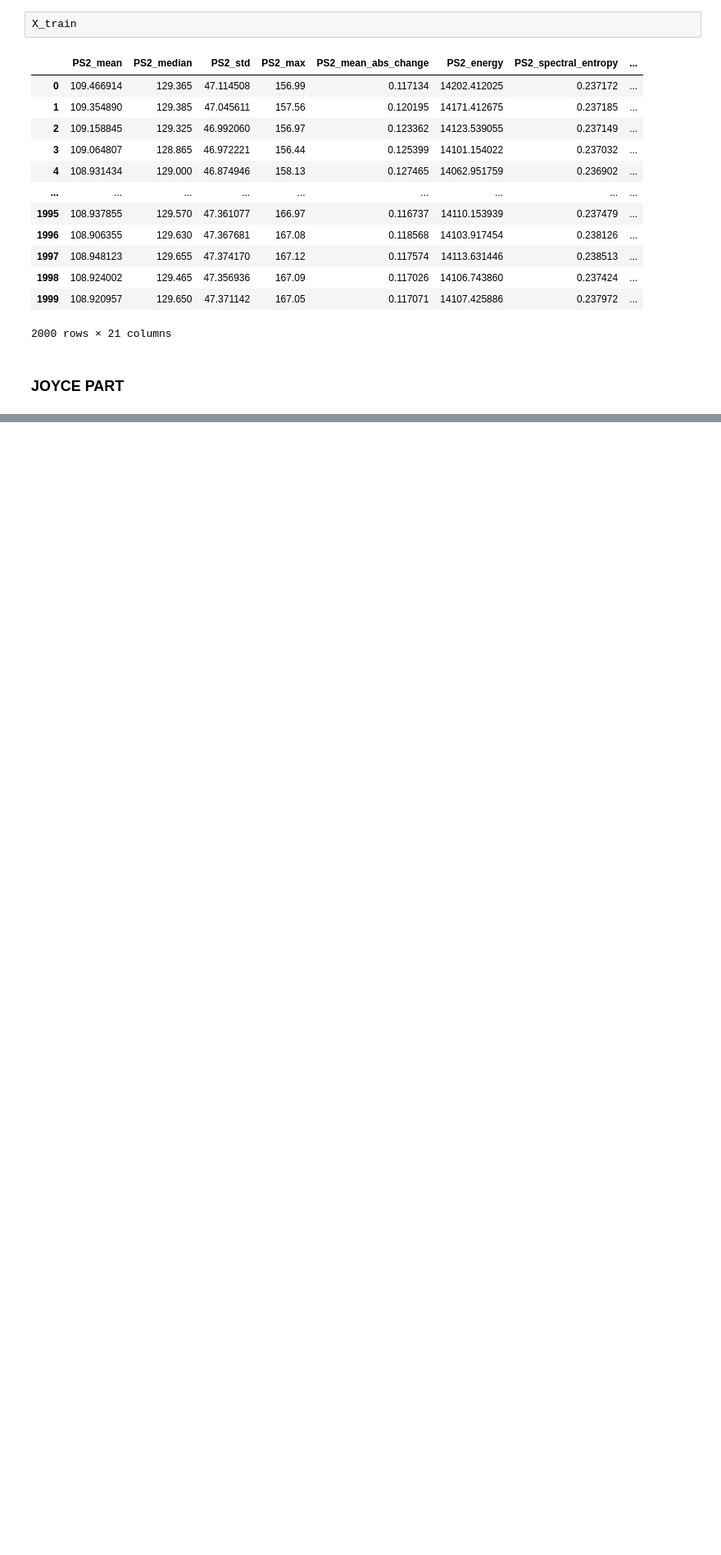
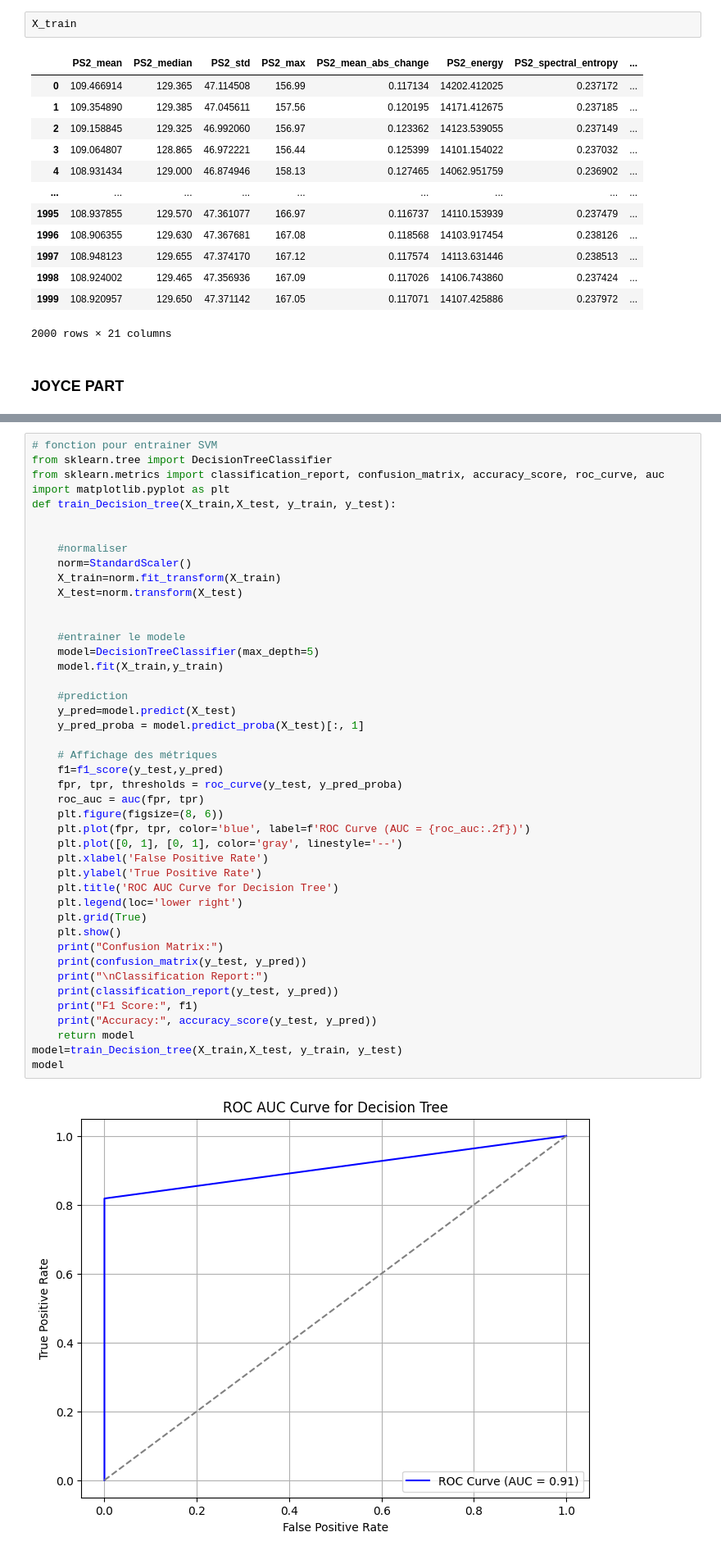
Before and after one commit to alex-05-20/ML_Project, a Jupyter notebook: project_ml.ipynb, the cells around one changed output, grey strips where cells are left out. Shown at 82% size. Drawn from its saved outputs; the diff is of its cells as text; blank space fills up the shorter version.

```diff
--- a/project_ml.ipynb
+++ b/project_ml.ipynb
@@ -683,0 +794,46 @@ Accuracy: 0.6439024390243903
+# %%
+# fonction pour entrainer SVM
+from sklearn.tree import DecisionTreeClassifier
+from sklearn.metrics import classification_report, confusion_matrix, accuracy_score, roc_curve, auc
+import matplotlib.pyplot as plt
+def train_Decision_tree(X_train,X_test, y_train, y_test):
+
+
+    #normaliser
+    norm=StandardScaler()
+    X_train=norm.fit_transform(X_train)
+    X_test=norm.transform(X_test)
+
+
+    #entrainer le modele
+    model=DecisionTreeClassifier(max_depth=5)
+    model.fit(X_train,y_train)
+
+    #prediction
+    y_pred=model.predict(X_test)
+    y_pred_proba = model.predict_proba(X_test)[:, 1]
+
+    # Affichage des métriques
+    f1=f1_score(y_test,y_pred)
+    fpr, tpr, thresholds = roc_curve(y_test, y_pred_proba)
+    roc_auc = auc(fpr, tpr)
+    plt.figure(figsize=(8, 6))
+    plt.plot(fpr, tpr, color='blue', label=f'ROC Curve (AUC = {roc_auc:.2f})')
+    plt.plot([0, 1], [0, 1], color='gray', linestyle='--')
+    plt.xlabel('False Positive Rate')
+    plt.ylabel('True Positive Rate')
+    plt.title('ROC AUC Curve for Decision Tree')
+    plt.legend(loc='lower right')
+    plt.grid(True)
+    plt.show()
+    print("Confusion Matrix:")
+    print(confusion_matrix(y_test, y_pred))
+    print("\nClassification Report:")
+    print(classification_report(y_test, y_pred))
+    print("F1 Score:", f1)
+    print("Accuracy:", accuracy_score(y_test, y_pred))
+    return model
+model=train_Decision_tree(X_train,X_test, y_train, y_test)
+model
+# %% [output]
+[figure, added]
```
Also changed, not shown: parts of 6 cells of this notebook.
